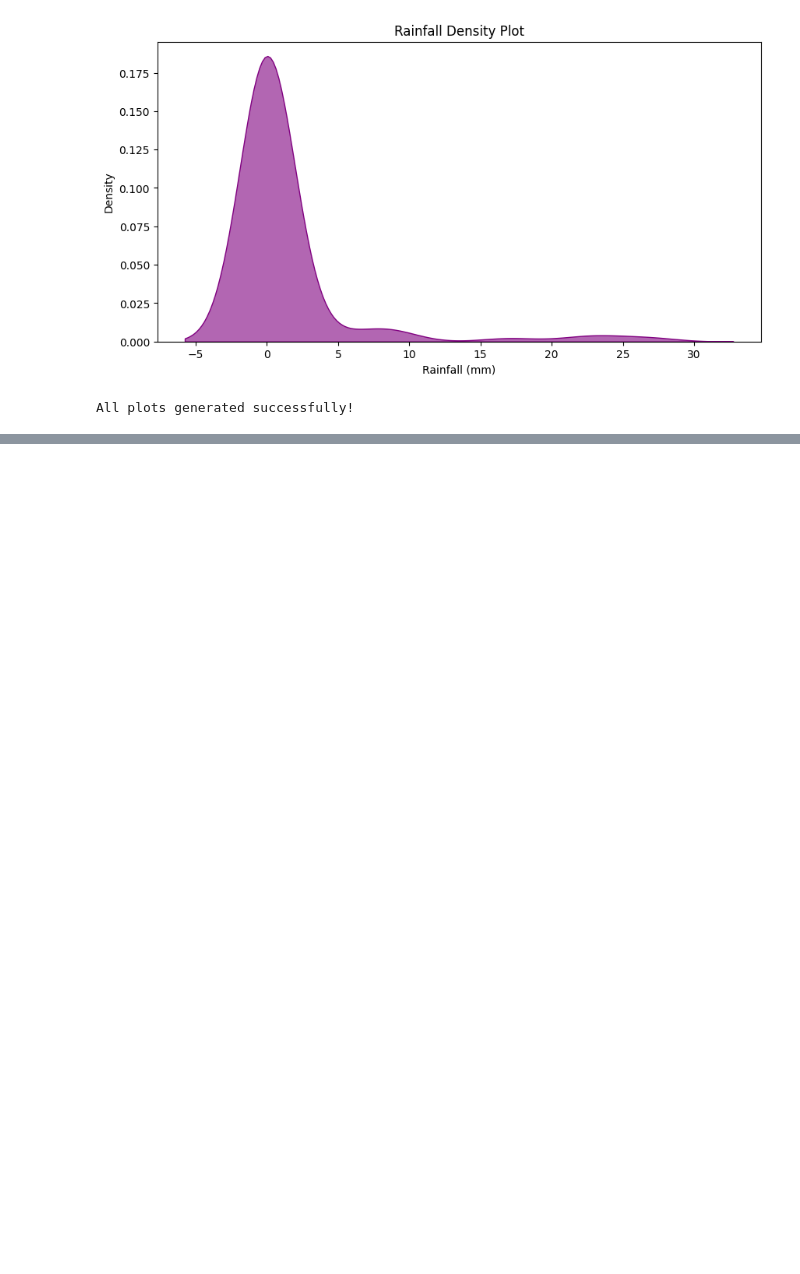
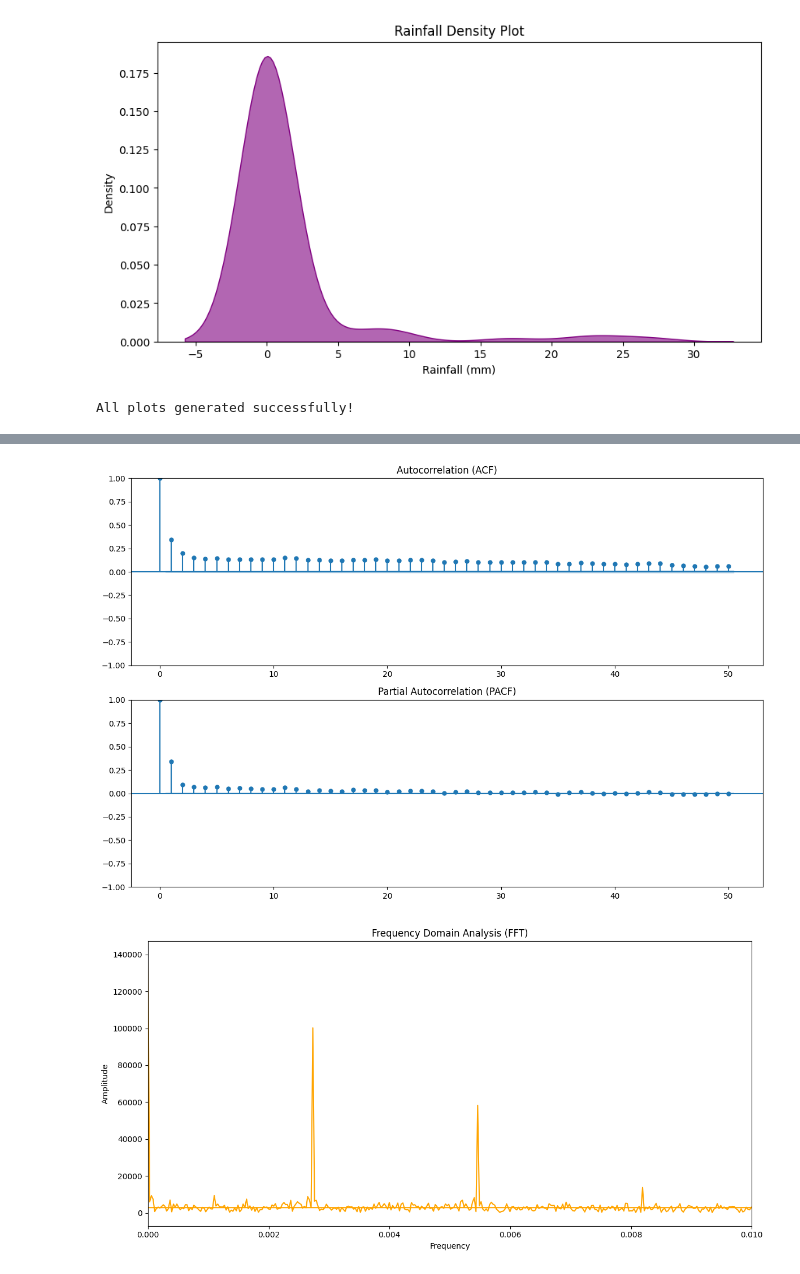
Before and after one commit to uditbaliyan/ISSA, a Jupyter notebook: research_nb/fid.ipynb, the cells around one changed output, grey strips where cells are left out. Drawn from its saved outputs; the diff is of its cells as text; code cells hidden in the pictures; blank space fills up the shorter version.

```diff
--- a/research_nb/fid.ipynb
+++ b/research_nb/fid.ipynb
@@ -93,0 +235,30 @@ All plots generated successfully!
+# %%
+
+# =============================================================================
+# 4. AUTOCORRELATION & FREQUENCY ANALYSIS
+# =============================================================================
+
+# 4a. Autocorrelation (ACF) and Partial ACF (PACF) plots
+fig, (ax1, ax2) = plt.subplots(2, 1, figsize=(12,8))
+plot_acf(df_long['Value'].dropna(), ax=ax1, lags=50)
+ax1.set_title("Autocorrelation (ACF)")
+plot_pacf(df_long['Value'].dropna(), ax=ax2, lags=50)
+ax2.set_title("Partial Autocorrelation (PACF)")
+plt.tight_layout()
+plt.show()
+
+# 4b. Frequency Domain Analysis: FFT to identify dominant cycles
+fft_vals = np.fft.fft(df_long['Value'].dropna())
+fft_freq = np.fft.fftfreq(len(fft_vals))
+
+plt.figure(figsize=(12,6))
+plt.plot(fft_freq, np.abs(fft_vals), color='orange')
+plt.title("Frequency Domain Analysis (FFT)")
+plt.xlabel("Frequency")
+plt.ylabel("Amplitude")
+plt.xlim(0, 0.01)  # Focus on the lower frequency components
+plt.tight_layout()
+plt.show()
+# %% [output]
+[figure, added]
+[figure, added]
```
Also changed, not shown: parts of 5 cells of this notebook, 54 other files.
